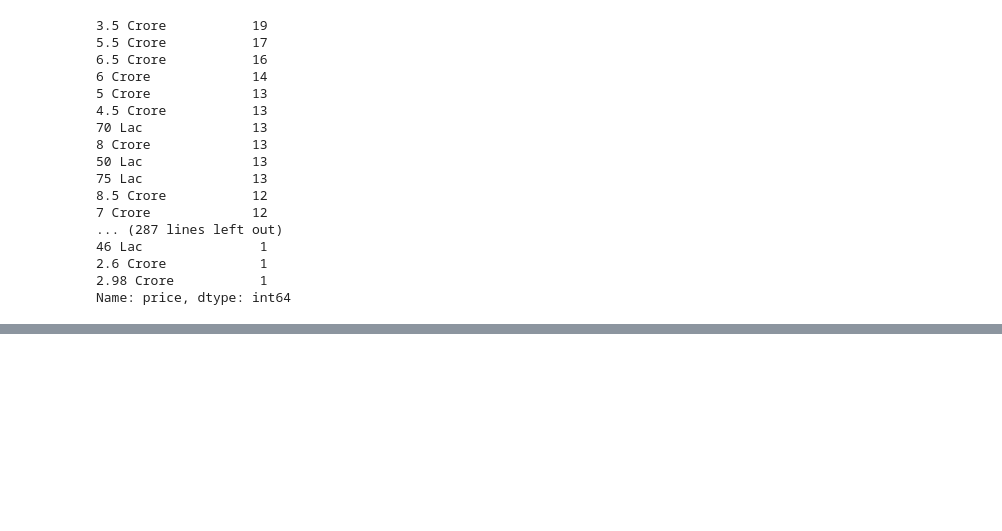
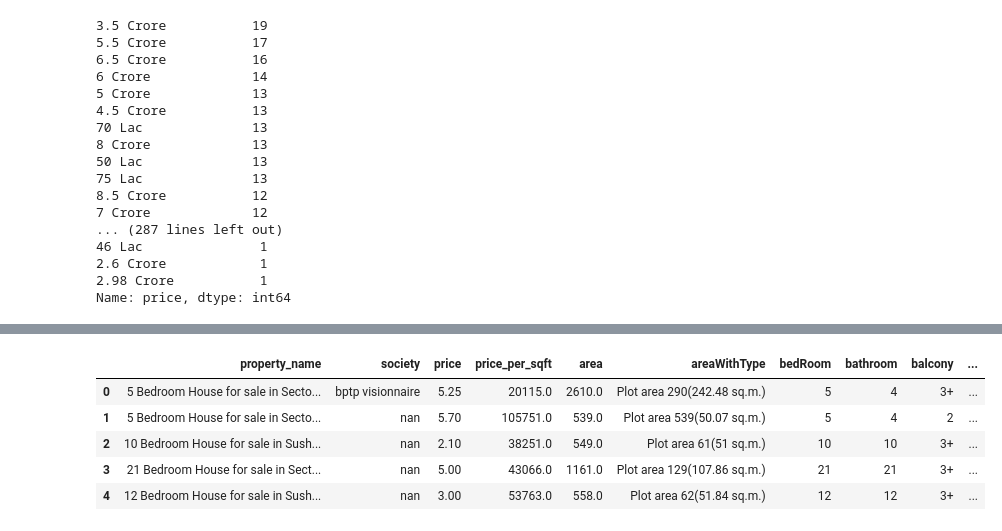
Before and after one commit to Firoz1402/Estate-Harbor, a Jupyter notebook: Data PreProcessing/Data Pre-Processing(Version 1.1).ipynb, the cells around one changed output, grey strips where cells are left out. Cells and saved outputs as stored; diff of their text form; code cells hidden in the pictures; blank space fills up the shorter version.

```diff
--- a/Data PreProcessing/Data Pre-Processing(Version 1.1).ipynb
+++ b/Data PreProcessing/Data Pre-Processing(Version 1.1).ipynb
@@ -189,0 +324,2 @@ df
+# %%
+df.rename(columns = {'noOfFloor':'floorNum'}, inplace = True)
@@ -189,0 +346,2 @@ df
+# %%
+df['floorNum'] = df['floorNum'].str.split(' ').str[0].str.extract(r'(-?\d+)')
@@ -189,0 +384,2 @@ df
+# %%
+df['facing'].fillna('NA', inplace = True)
@@ -189,0 +399,11 @@ df
+# %%
+df.insert(loc=4, column = 'area', value = round((df['price']*10000000)/df['price_per_sqft']))
+# %%
+df.head()
+# %% [output]
+|  | property_name | society | price | price_per_sqft | area | areaWithType | bedRoom | bathroom | balcony | ... |
+| 0 | 5 Bedroom House for sale in Secto... | bptp visionnaire | 5.25 | 20115.0 | 2610.0 | Plot area 290(242.48 sq.m.) | 5 | 4 | 3+ | ... |
+| 1 | 5 Bedroom House for sale in Secto... | nan | 5.70 | 105751.0 | 539.0 | Plot area 539(50.07 sq.m.) | 5 | 4 | 2 | ... |
+| 2 | 10 Bedroom House for sale in Sush... | nan | 2.10 | 38251.0 | 549.0 | Plot area 61(51 sq.m.) | 10 | 10 | 3+ | ... |
+| 3 | 21 Bedroom House for sale in Sect... | nan | 5.00 | 43066.0 | 1161.0 | Plot area 129(107.86 sq.m.) | 21 | 21 | 3+ | ... |
+| 4 | 12 Bedroom House for sale in Sush... | nan | 3.00 | 53763.0 | 558.0 | Plot area 62(51.84 sq.m.) | 12 | 12 | 3+ | ... |
```
Also changed, not shown: parts of 28 cells of this notebook, 8 other files.
